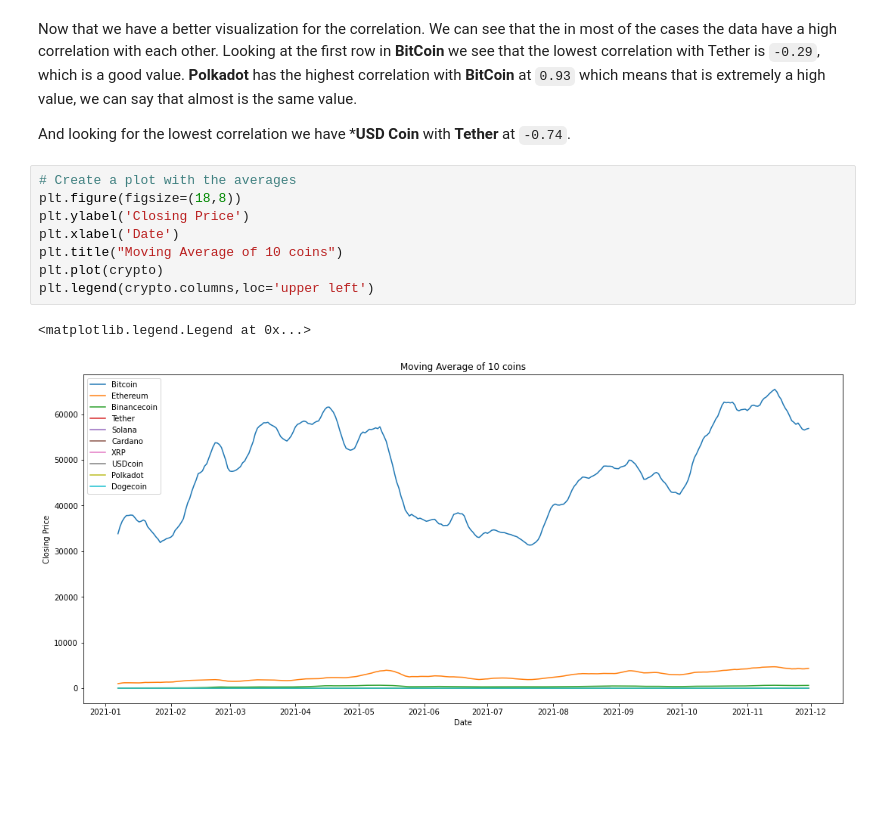
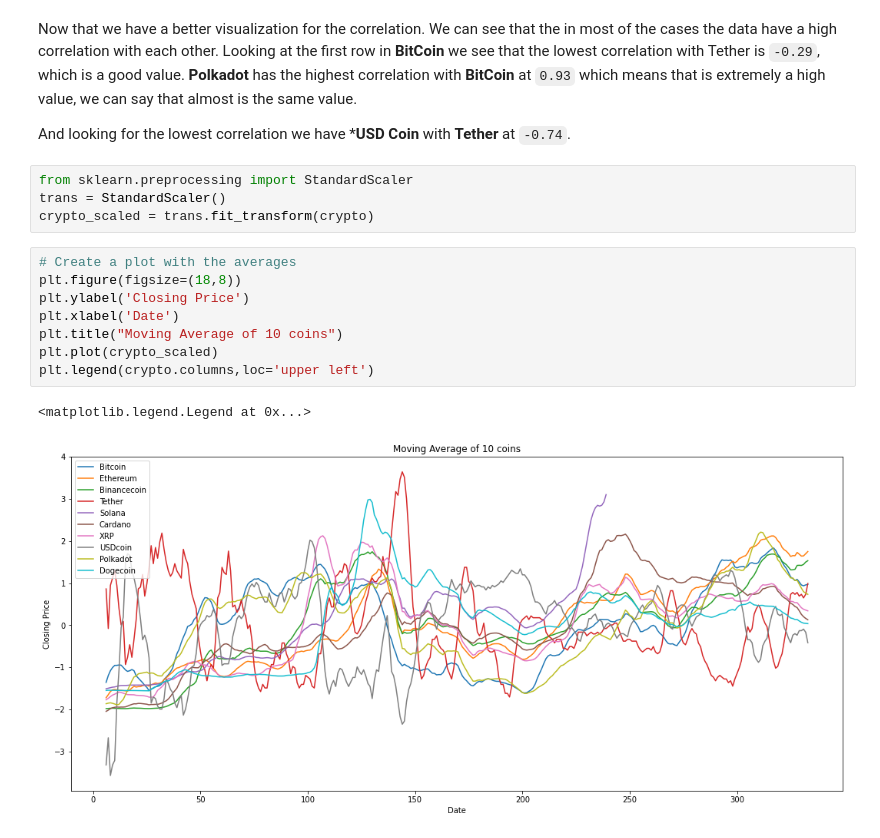
Before and after one commit to cato20/cryptocurrencies-ds, a Jupyter notebook: notebooks/Model_Price_Prediction.ipynb, the cells around one changed output. Drawn from its saved outputs; the diff is of its cells as text; blank space fills up the shorter version.

Commit message:
Fixed scale on Market cap and data standarization on coin movement

```diff
--- a/notebooks/Model_Price_Prediction.ipynb
+++ b/notebooks/Model_Price_Prediction.ipynb
@@ -487,14 +487,18 @@ Now that we have a better visualization for the correlation. We can see that the
 
 
 And looking for the lowest correlation we have ***USD Coin** with **Tether** at `-0.74`.
+# %%
+from sklearn.preprocessing import StandardScaler
+trans = StandardScaler()
+crypto_scaled = trans.fit_transform(crypto)
 # %%
 # Create a plot with the averages
 plt.figure(figsize=(18,8))
 plt.ylabel('Closing Price')
 plt.xlabel('Date')
 plt.title("Moving Average of 10 coins")
-plt.plot(crypto)
+plt.plot(crypto_scaled)
 plt.legend(crypto.columns,loc='upper left')
 # %% [output]
 <matplotlib.legend.Legend at 0x...>
-[figure, old version]
+[figure, new version]
```
Also changed, not shown: parts of 6 cells of this notebook, 1 other file.
